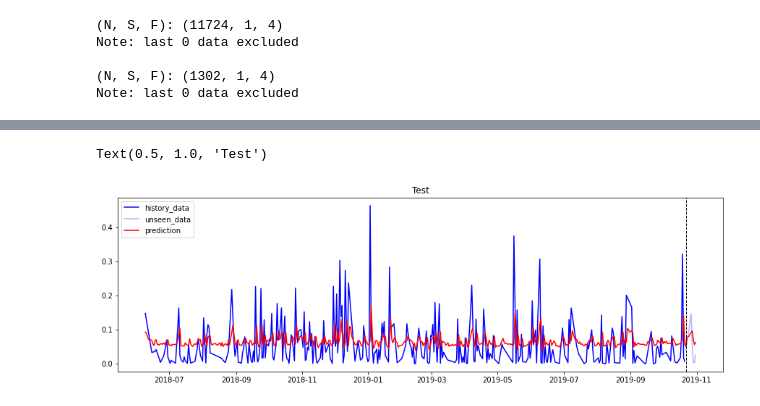
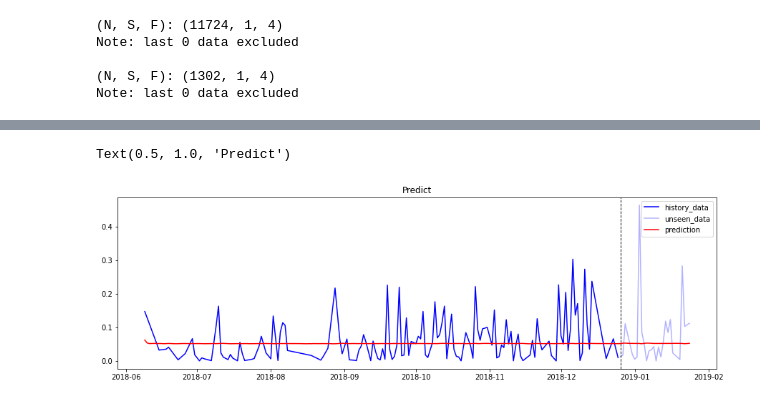
Before and after one commit to edosulai/SKRIPSI-LONG-SHORT-TERM-MEMORY, a Jupyter notebook: Jupyter Notebook/Testing Proyeksi Pytorch.ipynb, the cells around one changed output, grey strips where cells are left out. Cells and saved outputs as stored; diff of their text form; code cells hidden in the pictures.

```diff
--- a/Jupyter Notebook/Testing Proyeksi Pytorch.ipynb
+++ b/Jupyter Notebook/Testing Proyeksi Pytorch.ipynb
@@ -94,9 +117,9 @@ config = set_config({
 # %%
-ts_train, ts_test = train_test_split(df, test_size=0.1, shuffle=False)
+ts_train, ts_test = train_test_split(dataset_train, test_size=config.validation_split, shuffle=False)
 
-train_set = TimeSeriesDataset(ts_train, predict_col, config.seq_len)
+train_set = TimeSeriesDataset(ts_train, config.prediction_col, config.seq_len)
 trainloader = DataLoader(train_set, batch_size=config.batch_size)
 
-test_set = TimeSeriesDataset(ts_test, predict_col, config.seq_len)
+test_set = TimeSeriesDataset(ts_test, config.prediction_col, config.seq_len)
 testloader = DataLoader(test_set, batch_size=config.batch_size)
 # %% [output]
@@ -108,5 +131,5 @@ Note: last 0 data excluded
 # %%
-class RNN(nn.Module):
+class LSTM(nn.Module):
     def __init__(self, input_size, output_size, hidden_size, num_layers, dropout, bidirectional):
         super().__init__()
 
@@ -132,5 +147,5 @@ class RMSELoss(nn.Module):
 # %%
-model = RNN(config.input_size, config.output_size, config.hidden_size, config.num_layers, config.dropout, config.bidirectional).to(device)
+model = LSTM(config.input_size, config.output_size, config.hidden_size, config.num_layers, config.dropout, config.bidirectional).to(device)
 criterion = RMSELoss()
 optimizer = optim.AdamW(model.parameters(), lr=config.learning_rate)
 callback = Callback(model, config, outdir=f'model/jkse/')
@@ -224,8 +222,8 @@ train = scaller.inverse_transform(ts_train)
 # %%
-train_forecast_set = TimeSeriesDataset(ts_train, predict_col, 1)
+train_forecast_set = TimeSeriesDataset(ts_train, config.prediction_col, 1)
 trainforecastloader = DataLoader(train_forecast_set)
 
-test_forecast_set = TimeSeriesDataset(ts_test, predict_col, 1)
+test_forecast_set = TimeSeriesDataset(ts_test, config.prediction_col, 1)
 testforecastloader = DataLoader(test_forecast_set)
 # %% [output]
 (N, S, F): (11724, 1, 4)
@@ -250,8 +250,8 @@ Text(0.5, 1.0, 'Test')
 # %%
 plt.figure(figsize=(15, 15))
 plt.subplot(313)
-pred4pred(model, test_forecast_set, testforecastloader, device, n_prior=500, n_forecast=10)
-plt.title("Test")
+pred4pred(model, test_forecast_set, testforecastloader, device, n_prior=200, n_forecast=config.much_day_predict)
+plt.title("Predict")
 # %% [output]
-Text(0.5, 1.0, 'Test')
+Text(0.5, 1.0, 'Predict')
-[figure, old version]
+[figure, new version]
```
Also changed, not shown: parts of 15 cells of this notebook, 17 other files.
